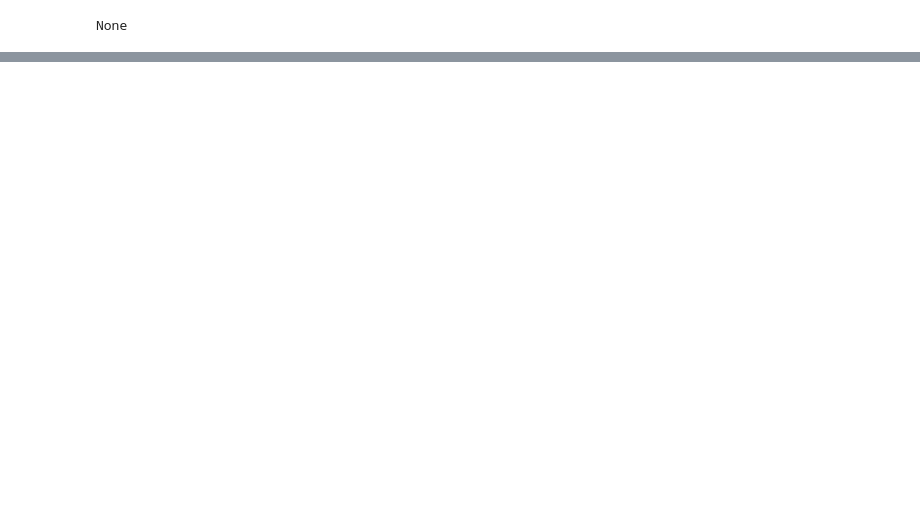
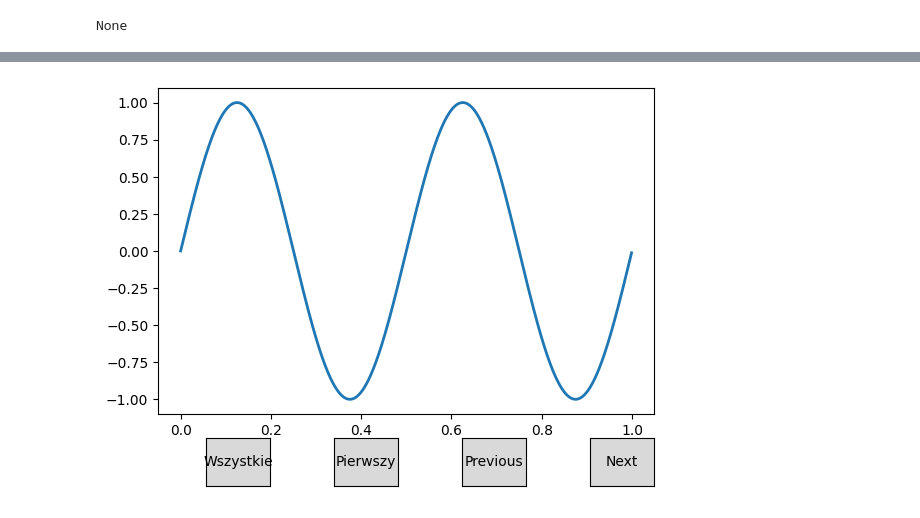
Before and after one commit to pawel-tumialis/Warehouse_Turtles, a Jupyter notebook: testy.ipynb, the cells around one changed output, grey strips where cells are left out. Saved outputs shown, nothing was run; the diff lists cells and outputs as text; code cells hidden in the pictures; blank space fills up the shorter version.

```diff
--- a/testy.ipynb
+++ b/testy.ipynb
@@ -307,0 +411,52 @@ MemoryError: Unable to allocate 26.6 GiB for an array with shape (800, 1200, 185
+# %%
+import matplotlib.pyplot as plt
+import numpy as np
+
+from matplotlib.widgets import Button
+
+freqs = np.arange(2, 20, 3)
+
+fig, ax = plt.subplots()
+fig.subplots_adjust(bottom=0.2)
+t = np.arange(0.0, 1.0, 0.001)
+s = np.sin(2*np.pi*freqs[0]*t)
+l, = ax.plot(t, s, lw=2)
+
+
+class Index:
+    ind = 0
+
+    def next(self, event):
+        self.ind += 1
+        i = self.ind % len(freqs)
+        ydata = np.sin(2*np.pi*freqs[i]*t)
+        l.set_ydata(ydata)
+        plt.draw()
+
+    def prev(self, event):
+        self.ind -= 1
+        i = self.ind % len(freqs)
+        ydata = np.sin(2*np.pi*freqs[i]*t)
+        l.set_ydata(ydata)
+        plt.draw()
+
+callback = Index()
+ax_all = fig.add_axes([0.2, 0.05, 0.1, 0.1])
+ax_first = fig.add_axes([0.4, 0.05, 0.1, 0.1])
+axprev = fig.add_axes([0.6, 0.05, 0.1, 0.1])
+axnext = fig.add_axes([0.8, 0.05, 0.1, 0.1])
+b_all = Button(ax_all, 'Wszystkie')
+b_all.on_clicked(callback.next)
+
+b_first = Button(ax_first, 'Pierwszy')
+b_first.on_clicked(callback.next)
+
+b_next = Button(axnext, 'Next')
+b_next.on_clicked(callback.next)
+
+b_prev = Button(axprev, 'Previous')
+b_prev.on_clicked(callback.prev)
+
+plt.show()
+# %% [output]
+[figure, added]
```
Also changed, not shown: parts of 4 cells of this notebook, 1 other file.
